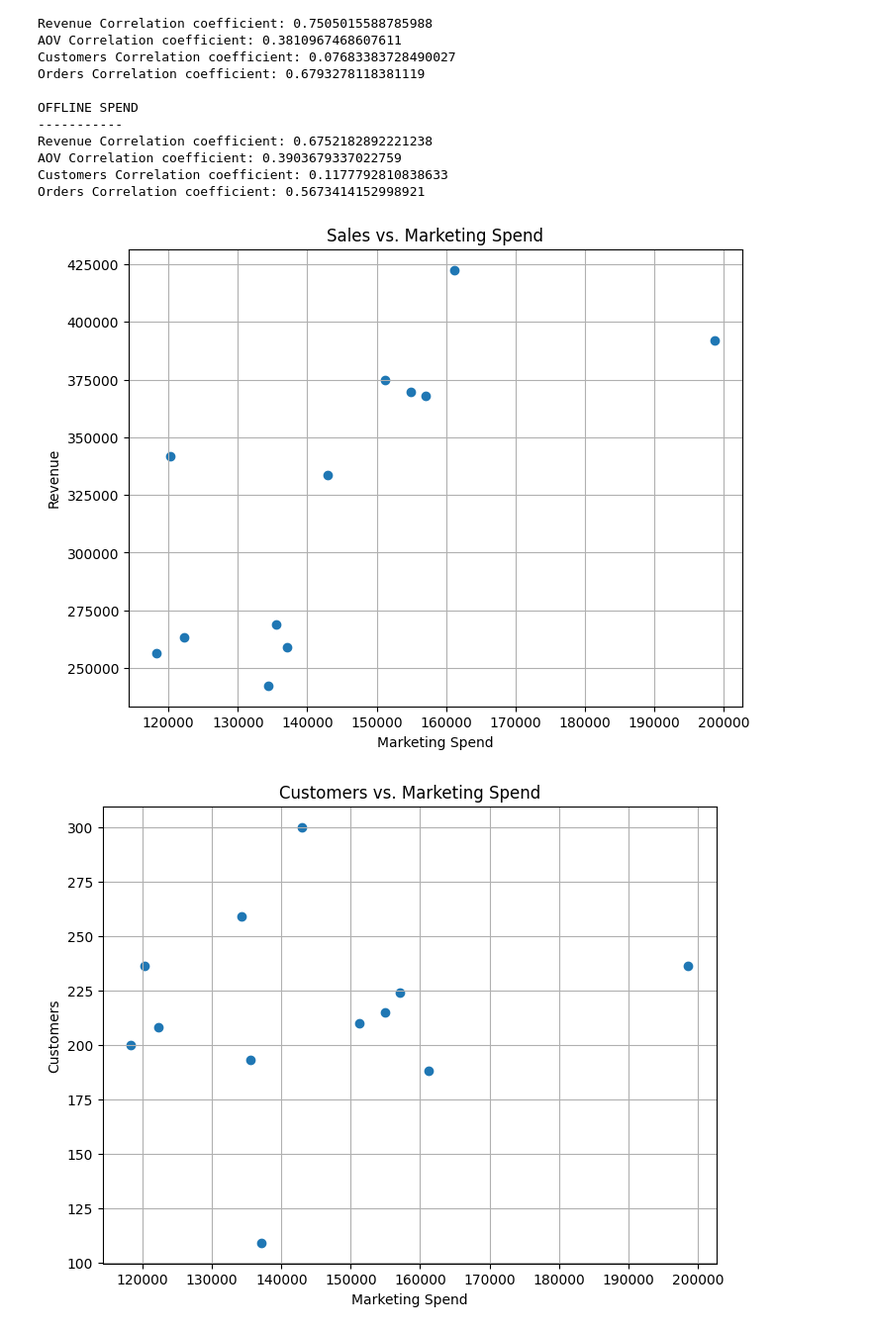
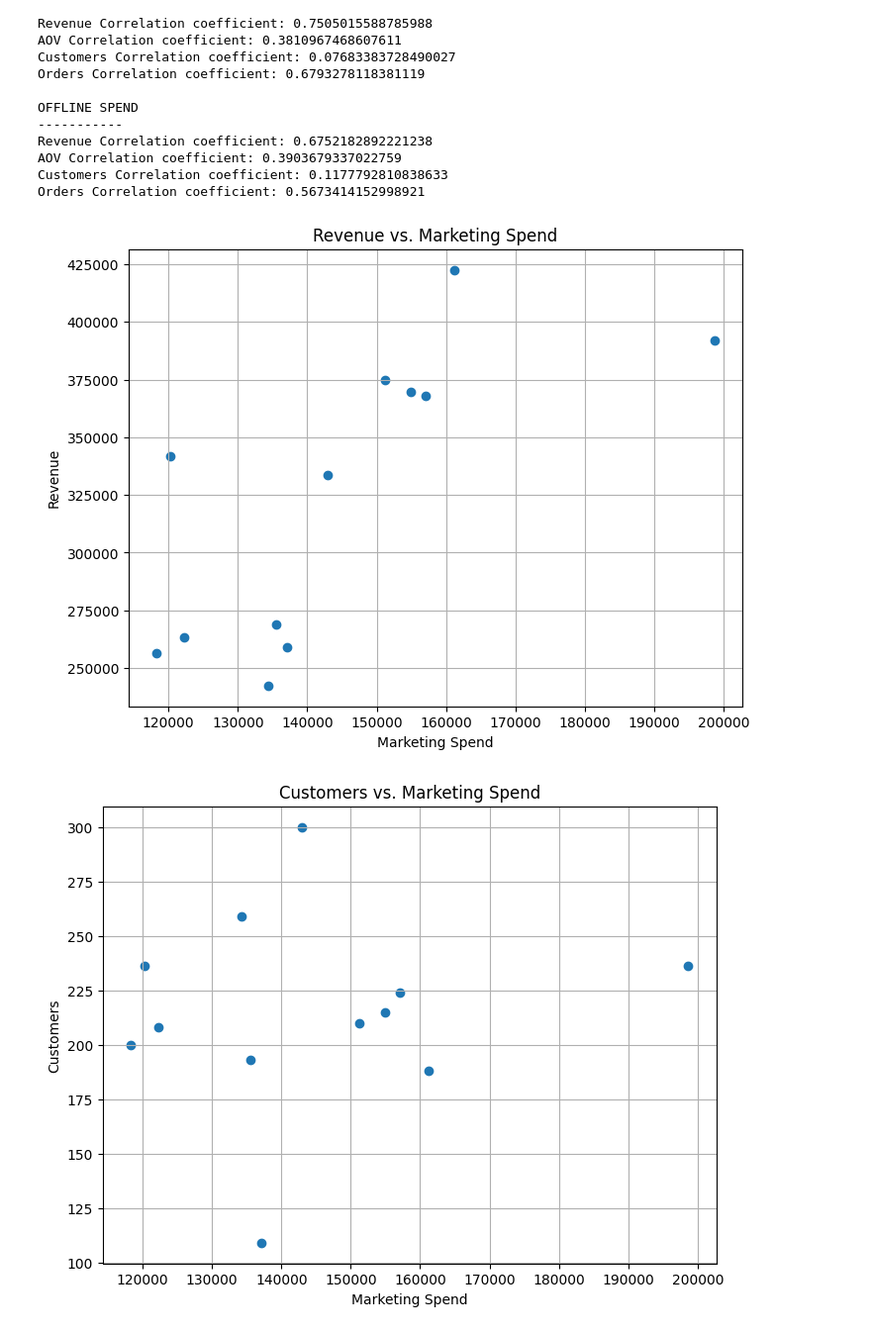
Before and after one commit to reznimat/ppzd_sp, a Jupyter notebook: semestralni_prace.ipynb, the cells around one changed output. Shown at 99% size. Cells and saved outputs as stored; diff of their text form; code cells hidden in the pictures.

```diff
--- a/semestralni_prace.ipynb
+++ b/semestralni_prace.ipynb
@@ -491,15 +491,15 @@ Orders Correlation coefficient: 0.5673414152998921
 # %%
 plt.figure(figsize=(8, 6))
 plt.scatter(df_KPI_marketing['Total_Spend'], df_KPI_marketing['Revenue'])
 plt.xlabel('Marketing Spend')
 plt.ylabel('Revenue')
-plt.title('Sales vs. Marketing Spend')
+plt.title('Revenue vs. Marketing Spend')
 plt.grid(True)
 # plt.ylim(bottom=0) # y začíná na 0
 # plt.xlim(left=0) # x začíná na 0
 plt.show()
 # %% [output]
-[figure, old version]
+[figure, new version]
 # %%
 plt.figure(figsize=(8, 6))
 plt.scatter(df_KPI_marketing['Total_Spend'], df_KPI_marketing['Customers'])
```
Also changed, not shown: parts of 5 cells of this notebook.
